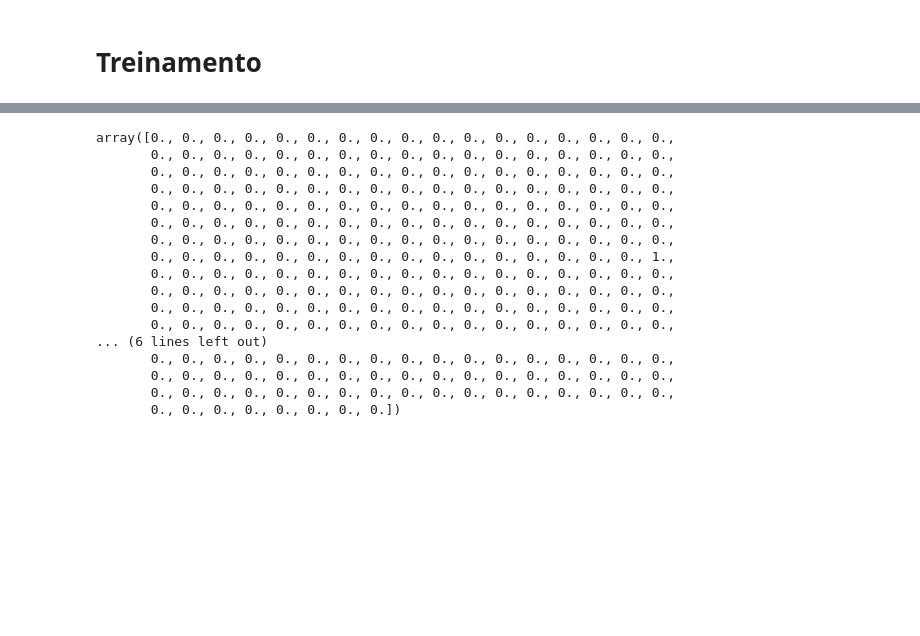
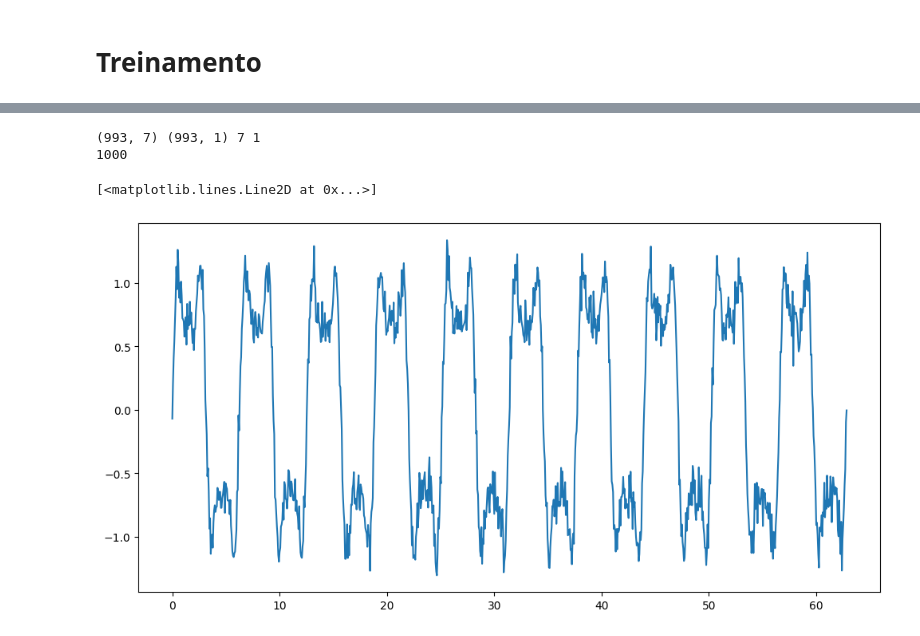
Before and after one commit to jvfd3/hackathon-big_data_tech, a Jupyter notebook: Files/Code/Testing_RAB.ipynb, the cells around one changed output, grey strips where cells are left out. Cells and saved outputs as stored; diff of their text form; code cells hidden in the pictures; blank space fills up the shorter version.

```diff
--- a/Files/Code/Testing_RAB.ipynb
+++ b/Files/Code/Testing_RAB.ipynb
@@ -171,7 +176,13 @@ full_df.index.name = "data"
 # Transformando o Dataframe em um Dataset
 # %%
 # Exemplo único e aleatório de uma série temporal
-dataset = full_df[full_df.columns[232]].values
+##dataset = full_df[full_df.columns[232]].values
+
+n_data = 1000
+time = np.linspace(0, 20 * np.pi, n_data)
+
+dataset = np.sin(time) + 0.5 * np.sin(3 * time) + 0.2 * np.sin(5 * time) + 0.1 * np.random.randn(n_data)
+
 
 # Inicializando os vetores de entrada e os rótulos
 X = []
@@ -208,5 +219,4 @@ class SingleSeriesDataset(Dataset):
     def __getitem__(self, idx):
         return self.X[idx], self.y[idx]
 
-dataset = SingleSeriesDataset(X, y)
-dataloader = DataLoader(dataset, batch_size, shuffle=False) # shuffle=False para séries temporais
+dataset_full = SingleSeriesDataset(X, y)
@@ -238,20 +282,34 @@ Epoch 1000/1000, Loss: 0.5857
 # %%
-full_df[full_df.columns[1]].values
+n_samples = 1000
+time = np.linspace(0, 20 * np.pi, n_samples)
+
+dataset = np.sin(time) + 0.5 * np.sin(3 * time) + 0.2 * np.sin(5 * time) + 0.1 * np.random.randn(n_samples)
+
+# Inicializando os vetores de entrada e os rótulos
+X = []
+y = []
+
+# Número total de amostras que podem ser extraídas
+n_samples = len(dataset) - input_size - output_size + 1
+
+# Extraindo janelas deslizantes
+for i in range(n_samples):
+    x_window = dataset[i:i+input_size]                   # últimos input_size dias
+    y_window = dataset[i+input_size:i+input_size+output_size]  # próximo dia
+
+    X.append(x_window)
+    y.append(y_window)
+
+# Convertendo para arrays numpy e depois para tensores PyTorch
+X = np.array(X)  # shape = [n_samples, input_size]
+y = np.array(y)  # shape = [n_samples, output_size]
+
+print(X.shape, y.shape, input_size, output_size)
+print(len(dataset))
+plt.figure(figsize=(12, 6))
+plt.plot(time, dataset, label='Série Temporal Sintética')
 # %% [output]
-array([0., 0., 0., 0., 0., 0., 0., 0., 0., 0., 0., 0., 0., 0., 0., 0., 0.,
-       0., 0., 0., 0., 0., 0., 0., 0., 0., 0., 0., 0., 0., 0., 0., 0., 0.,
-       0., 0., 0., 0., 0., 0., 0., 0., 0., 0., 0., 0., 0., 0., 0., 0., 0.,
-       0., 0., 0., 0., 0., 0., 0., 0., 0., 0., 0., 0., 0., 0., 0., 0., 0.,
-       0., 0., 0., 0., 0., 0., 0., 0., 0., 0., 0., 0., 0., 0., 0., 0., 0.,
-       0., 0., 0., 0., 0., 0., 0., 0., 0., 0., 0., 0., 0., 0., 0., 0., 0.,
-       0., 0., 0., 0., 0., 0., 0., 0., 0., 0., 0., 0., 0., 0., 0., 0., 0.,
-       0., 0., 0., 0., 0., 0., 0., 0., 0., 0., 0., 0., 0., 0., 0., 0., 1.,
-       0., 0., 0., 0., 0., 0., 0., 0., 0., 0., 0., 0., 0., 0., 0., 0., 0.,
-       0., 0., 0., 0., 0., 0., 0., 0., 0., 0., 0., 0., 0., 0., 0., 0., 0.,
-       0., 0., 0., 0., 0., 0., 0., 0., 0., 0., 0., 0., 0., 0., 0., 0., 0.,
-       0., 0., 0., 0., 0., 0., 0., 0., 0., 0., 0., 0., 0., 0., 0., 0., 0.,
-... (6 lines left out)
-       0., 0., 0., 0., 0., 0., 0., 0., 0., 0., 0., 0., 0., 0., 0., 0., 0.,
-       0., 0., 0., 0., 0., 0., 0., 0., 0., 0., 0., 0., 0., 0., 0., 0., 0.,
-       0., 0., 0., 0., 0., 0., 0., 0., 0., 0., 0., 0., 0., 0., 0., 0., 0.,
-       0., 0., 0., 0., 0., 0., 0., 0.])
+(993, 7) (993, 1) 7 1
+1000
+[<matplotlib.lines.Line2D at 0x...>]
+[figure, added]
```
Also changed, not shown: parts of 7 cells of this notebook, 3 other files.
